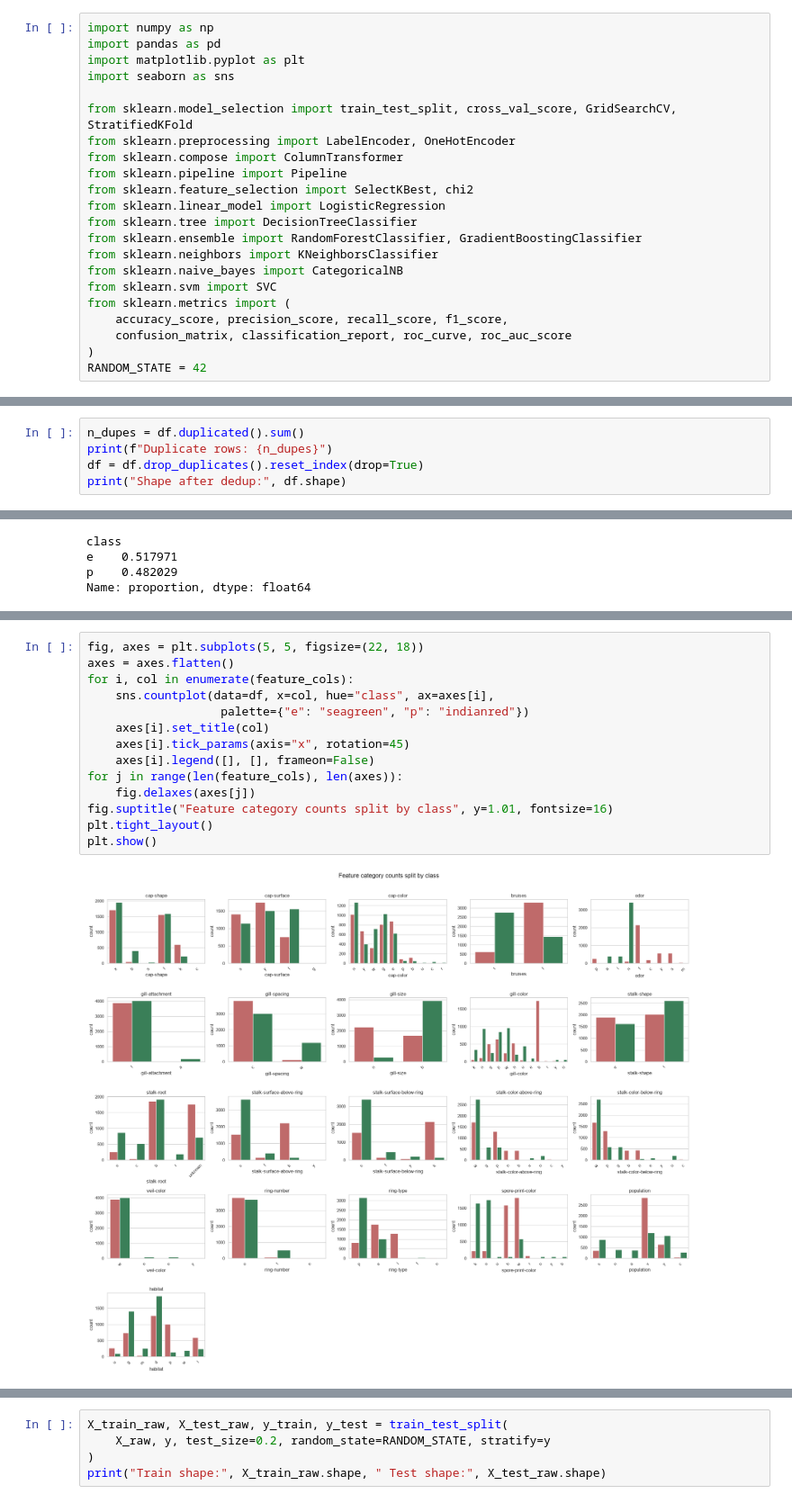
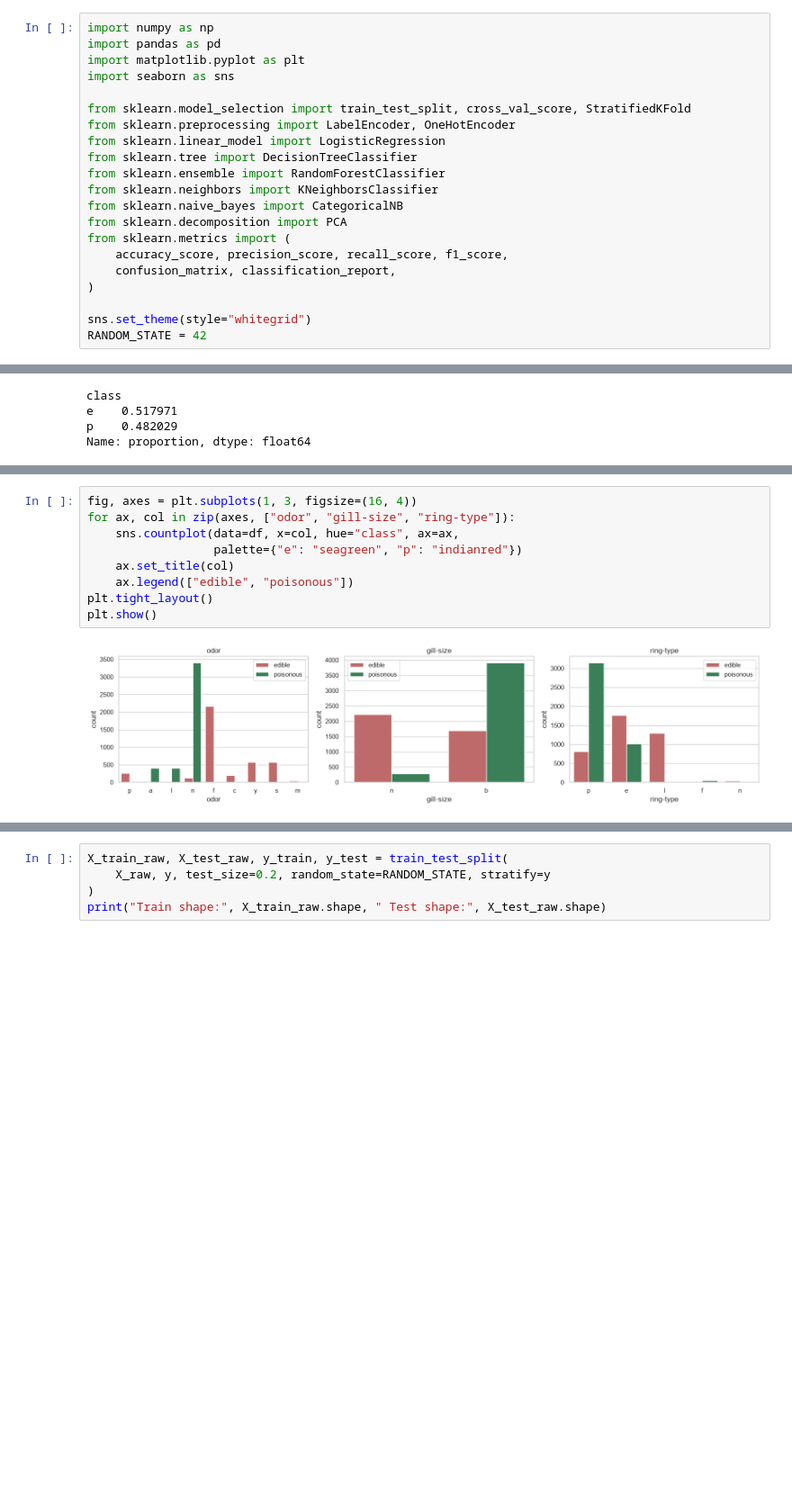
Before and after one commit to WillardDev/Mushroom_Classification, a Jupyter notebook: mushroom_classification.ipynb, the cells around one changed output, grey strips where cells are left out. Shown at 90% size. Drawn from its saved outputs; the diff is of its cells as text; blank space fills up the shorter version.

```diff
--- a/mushroom_classification.ipynb
+++ b/mushroom_classification.ipynb
@@ -18,19 +17,18 @@ import pandas as pd
 import matplotlib.pyplot as plt
 import seaborn as sns
 
-from sklearn.model_selection import train_test_split, cross_val_score, GridSearchCV, StratifiedKFold
+from sklearn.model_selection import train_test_split, cross_val_score, StratifiedKFold
 from sklearn.preprocessing import LabelEncoder, OneHotEncoder
-from sklearn.compose import ColumnTransformer
-from sklearn.pipeline import Pipeline
-from sklearn.feature_selection import SelectKBest, chi2
 from sklearn.linear_model import LogisticRegression
 from sklearn.tree import DecisionTreeClassifier
-from sklearn.ensemble import RandomForestClassifier, GradientBoostingClassifier
+from sklearn.ensemble import RandomForestClassifier
 from sklearn.neighbors import KNeighborsClassifier
 from sklearn.naive_bayes import CategoricalNB
-from sklearn.svm import SVC
+from sklearn.decomposition import PCA
 from sklearn.metrics import (
     accuracy_score, precision_score, recall_score, f1_score,
-    confusion_matrix, classification_report, roc_curve, roc_auc_score
+    confusion_matrix, classification_report,
 )
+
+sns.set_theme(style="whitegrid")
 RANDOM_STATE = 42
@@ -108,5 +53,0 @@ Name: count, dtype: int64
-# %%
-n_dupes = df.duplicated().sum()
-print(f"Duplicate rows: {n_dupes}")
-df = df.drop_duplicates().reset_index(drop=True)
-print("Shape after dedup:", df.shape)
@@ -184,16 +146,11 @@ The classes are close to balanced (~52% edible / ~48% poisonous), so accuracy is
 # %%
-fig, axes = plt.subplots(5, 5, figsize=(22, 18))
-axes = axes.flatten()
-for i, col in enumerate(feature_cols):
-    sns.countplot(data=df, x=col, hue="class", ax=axes[i],
-                   palette={"e": "seagreen", "p": "indianred"})
-    axes[i].set_title(col)
-    axes[i].tick_params(axis="x", rotation=45)
-    axes[i].legend([], [], frameon=False)
-for j in range(len(feature_cols), len(axes)):
-    fig.delaxes(axes[j])
-fig.suptitle("Feature category counts split by class", y=1.01, fontsize=16)
+fig, axes = plt.subplots(1, 3, figsize=(16, 4))
+for ax, col in zip(axes, ["odor", "gill-size", "ring-type"]):
+    sns.countplot(data=df, x=col, hue="class", ax=ax,
+                  palette={"e": "seagreen", "p": "indianred"})
+    ax.set_title(col)
+    ax.legend(["edible", "poisonous"])
 plt.tight_layout()
 plt.show()
 # %% [output]
-[figure, old version]
+[figure, new version]
```
Also changed, not shown: parts of 72 cells of this notebook, 1 other file.
